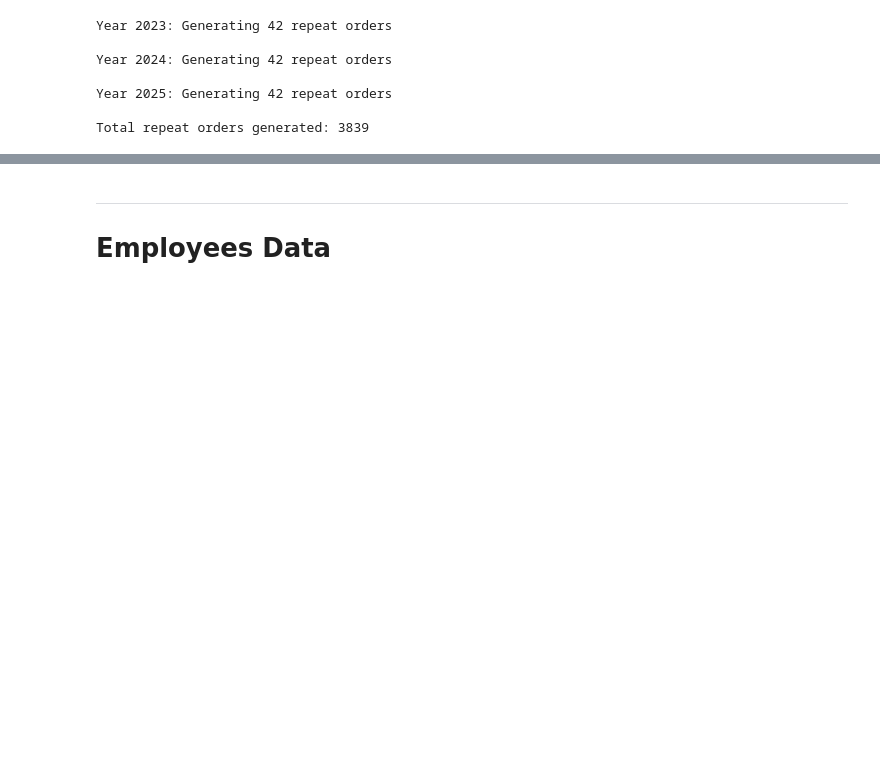
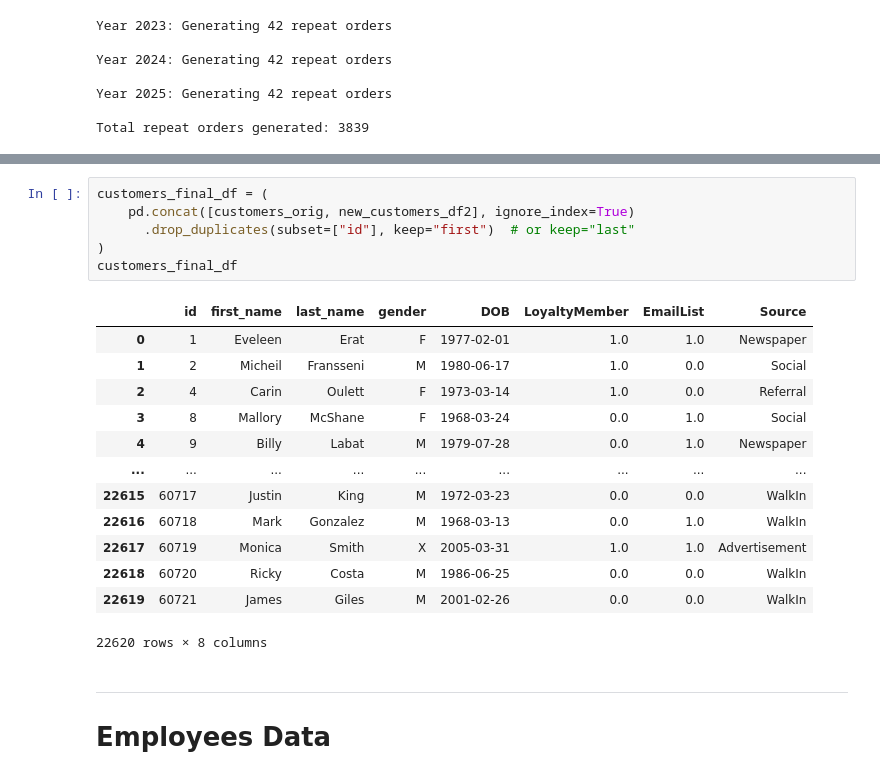
Before and after one commit to diwanashita/ace-bikes-data-transformation, a Jupyter notebook: data_extension.ipynb, the cells around one changed output, grey strips where cells are left out. Drawn from its saved outputs; the diff is of its cells as text; blank space fills up the shorter version.

```diff
--- a/data_extension.ipynb
+++ b/data_extension.ipynb
@@ -485,3 +544,23 @@ new_customers_df.loc[new_customers_df["CustomerID"] == 60150]
+# %%
+customers_final_df = (
+    pd.concat([customers_orig, new_customers_df2], ignore_index=True)
+      .drop_duplicates(subset=["id"], keep="first")  # or keep="last"
+)
+customers_final_df
+# %% [output]
+|  | id | first_name | last_name | gender | DOB | LoyaltyMember | EmailList | Source |
+| 0 | 1 | Eveleen | Erat | F | 1977-02-01 | 1.0 | 1.0 | Newspaper |
+| 1 | 2 | Micheil | Fransseni | M | 1980-06-17 | 1.0 | 0.0 | Social |
+| 2 | 4 | Carin | Oulett | F | 1973-03-14 | 1.0 | 0.0 | Referral |
+| 3 | 8 | Mallory | McShane | F | 1968-03-24 | 0.0 | 1.0 | Social |
+| 4 | 9 | Billy | Labat | M | 1979-07-28 | 0.0 | 1.0 | Newspaper |
+| ... | ... | ... | ... | ... | ... | ... | ... | ... |
+| 22615 | 60717 | Justin | King | M | 1972-03-23 | 0.0 | 0.0 | WalkIn |
+| 22616 | 60718 | Mark | Gonzalez | M | 1968-03-13 | 0.0 | 1.0 | WalkIn |
+| 22617 | 60719 | Monica | Smith | X | 2005-03-31 | 1.0 | 1.0 | Advertisement |
+| 22618 | 60720 | Ricky | Costa | M | 1986-06-25 | 0.0 | 0.0 | WalkIn |
+| 22619 | 60721 | James | Giles | M | 2001-02-26 | 0.0 | 0.0 | WalkIn |
+22620 rows × 8 columns
 # %% [markdown]
 ---
 # Employees Data
```
Also changed, not shown: parts of 19 cells of this notebook, 17 other files.
